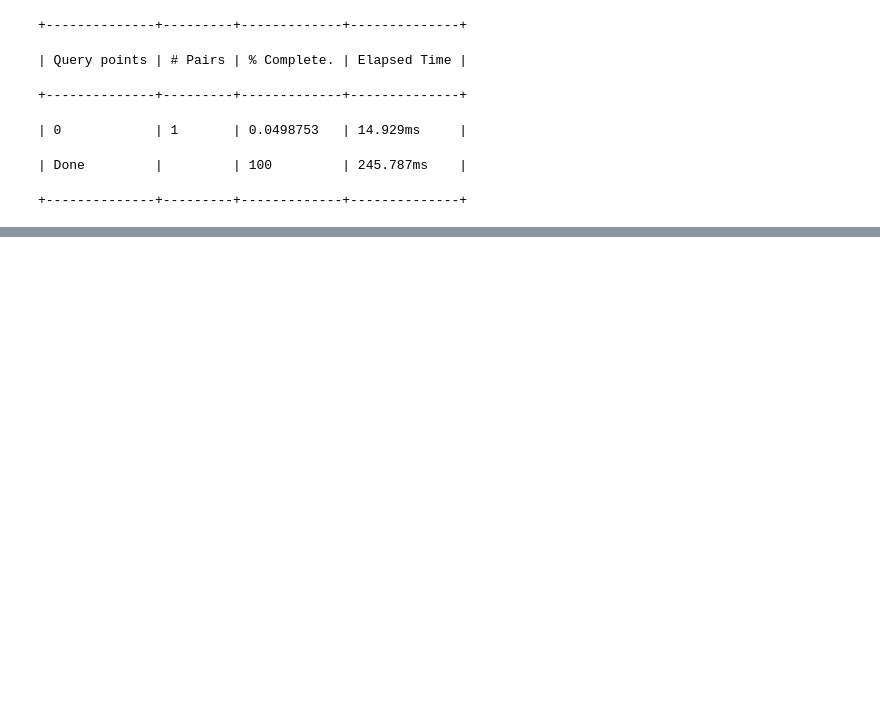
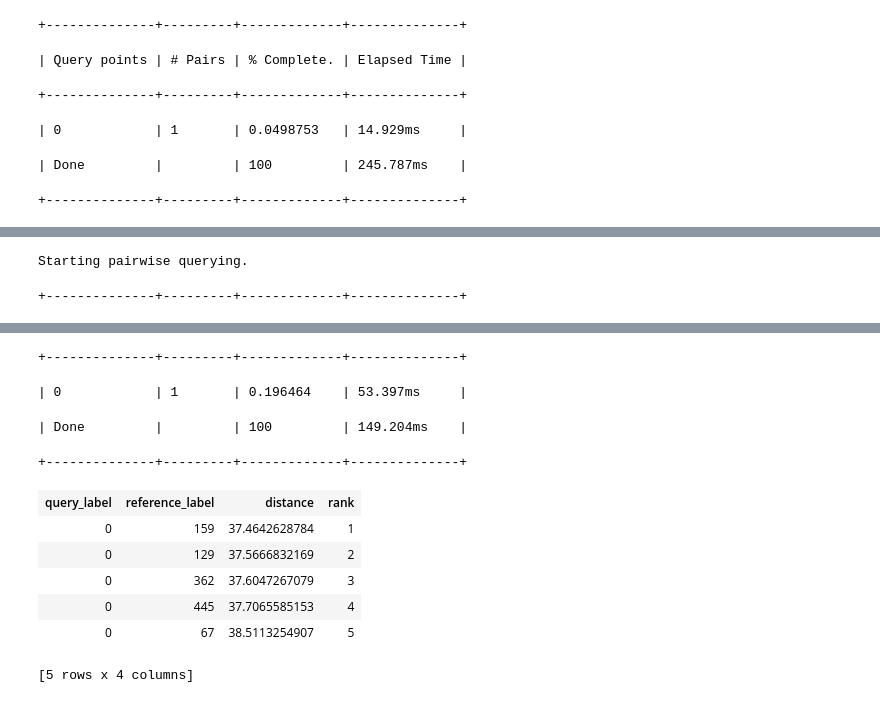
Before and after one commit to thesharpshooter/b, a Jupyter notebook: Week 6/deep learning.ipynb, the cells around one changed output, grey strips where cells are left out. Cells and saved outputs as stored; diff of their text form; code cells hidden in the pictures; blank space fills up the shorter version.

```diff
--- a/Week 6/deep learning.ipynb
+++ b/Week 6/deep learning.ipynb
@@ -217,0 +411,5 @@ Starting pairwise querying.
+# %%
+simple_dog_model.query(image_test_data[0:1])
+# %% [output]
+Starting pairwise querying.
++--------------+---------+-------------+--------------+
@@ -217,0 +417,11 @@ Starting pairwise querying.
++--------------+---------+-------------+--------------+
+| 0            | 1       | 0.196464    | 53.397ms     |
+| Done         |         | 100         | 149.204ms    |
++--------------+---------+-------------+--------------+
+| query_label | reference_label | distance | rank |
+| 0 | 159 | 37.4642628784 | 1 |
+| 0 | 129 | 37.5666832169 | 2 |
+| 0 | 362 | 37.6047267079 | 3 |
+| 0 | 445 | 37.7065585153 | 4 |
+| 0 | 67 | 38.5113254907 | 5 |
+[5 rows x 4 columns]
```
Also changed, not shown: parts of 28 cells of this notebook.
